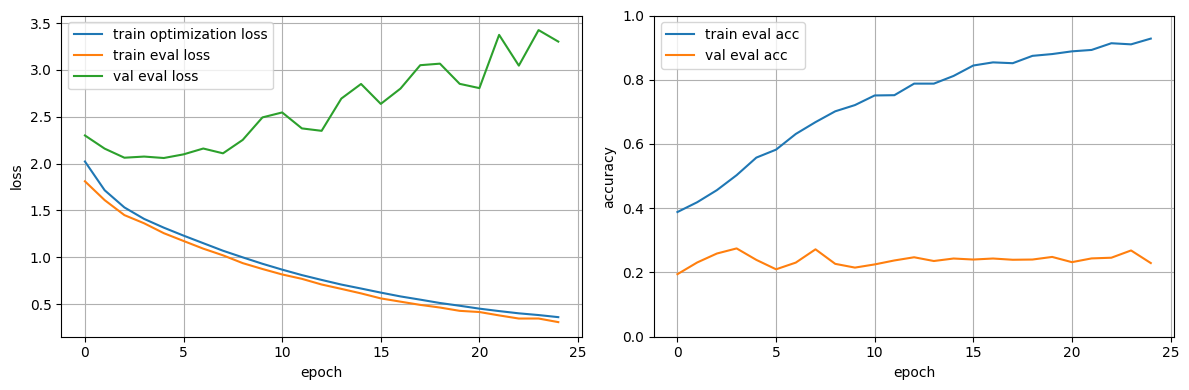
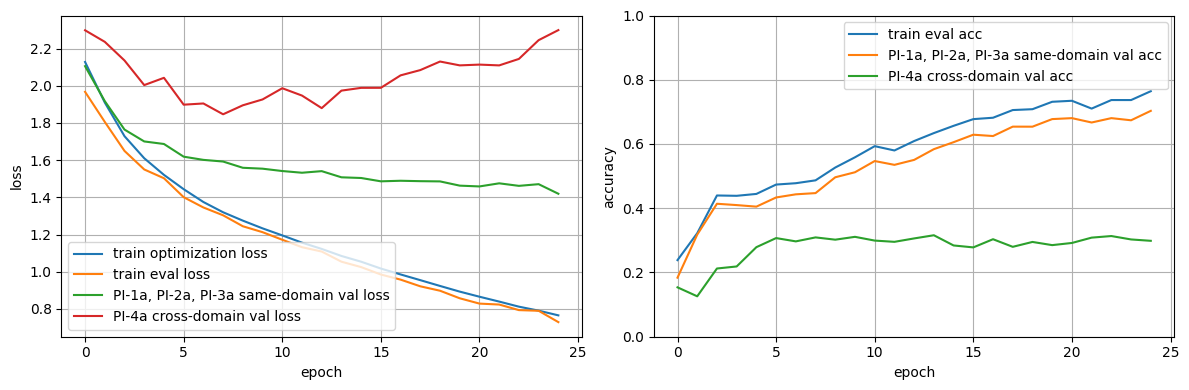
Unified diff of the notebook cell whose output changed from the first chart to the second:
--- before
+++ after
@@ -28,5 +28,6 @@
 
 train_dataset = DopplerWindowDataset(DOPPLER_DIR, split=(0, 0.6), scenarios=TRAIN_SCENARIOS, labels=PERSONS)
-val_dataset = DopplerWindowDataset(DOPPLER_DIR, split=(0.6, 0.8), scenarios=TEST_SCENARIOS, labels=PERSONS)
+source_val_dataset = DopplerWindowDataset(DOPPLER_DIR, split=(0.6, 0.8), scenarios=TRAIN_SCENARIOS, labels=PERSONS)
+target_val_dataset = DopplerWindowDataset(DOPPLER_DIR, split=(0.6, 0.8), scenarios=TEST_SCENARIOS, labels=PERSONS)
 
 # Materialize LazyLinear before optimizer creation
@@ -50,5 +51,9 @@
 
 train_dataloader = DataLoader(train_dataset, batch_size=32, shuffle=True)
-val_dataloader = DataLoader(val_dataset, batch_size=32, shuffle=False)
+source_val_dataloader = DataLoader(source_val_dataset, batch_size=32, shuffle=False)
+target_val_dataloader = DataLoader(target_val_dataset, batch_size=32, shuffle=False)
+
+source_name = ", ".join(TRAIN_SCENARIOS)
+target_name = ", ".join(TEST_SCENARIOS)
 
 best_val_acc = 0.0
@@ -59,7 +64,9 @@
     "train_optimization_loss": [],
     "train_eval_loss": [],
-    "val_eval_loss": [],
+    "source_val_loss": [],
+    "target_val_loss": [],
     "train_eval_acc": [],
-    "val_eval_acc": [],
+    "source_val_acc": [],
+    "target_val_acc": [],
 }
 
@@ -70,5 +77,6 @@
     axes[0].plot(history["train_optimization_loss"], label="train optimization loss")
     axes[0].plot(history["train_eval_loss"], label="train eval loss")
-    axes[0].plot(history["val_eval_loss"], label="val eval loss")
+    axes[0].plot(history["source_val_loss"], label=f"{source_name} same-domain val loss")
+    axes[0].plot(history["target_val_loss"], label=f"{target_name} cross-domain val loss")
     axes[0].set_xlabel("epoch")
     axes[0].set_ylabel("loss")
@@ -77,5 +85,6 @@
 
     axes[1].plot(history["train_eval_acc"], label="train eval acc")
-    axes[1].plot(history["val_eval_acc"], label="val eval acc")
+    axes[1].plot(history["source_val_acc"], label=f"{source_name} same-domain val acc")
+    axes[1].plot(history["target_val_acc"], label=f"{target_name} cross-domain val acc")
     axes[1].set_xlabel("epoch")
     axes[1].set_ylabel("accuracy")
@@ -110,15 +119,18 @@
 
     train_metrics = eval_with_fusion(model, train_dataloader, loss, FUSION_TYPE, device)
-    val_metrics = eval_with_fusion(model, val_dataloader, loss, FUSION_TYPE, device)
+    source_val_metrics = eval_with_fusion(model, source_val_dataloader, loss, FUSION_TYPE, device)
+    target_val_metrics = eval_with_fusion(model, target_val_dataloader, loss, FUSION_TYPE, device)
 
     history["train_optimization_loss"].append(train_optimization_loss)
     history["train_eval_loss"].append(train_metrics["loss"])
-    history["val_eval_loss"].append(val_metrics["loss"])
+    history["source_val_loss"].append(source_val_metrics["loss"])
+    history["target_val_loss"].append(target_val_metrics["loss"])
 
     history["train_eval_acc"].append(train_metrics["acc"])
-    history["val_eval_acc"].append(val_metrics["acc"])
+    history["source_val_acc"].append(source_val_metrics["acc"])
+    history["target_val_acc"].append(target_val_metrics["acc"])
 
-    if val_metrics["acc"] > best_val_acc:
-        best_val_acc = val_metrics["acc"]
+    if target_val_metrics["acc"] > best_val_acc:
+        best_val_acc = target_val_metrics["acc"]
         best_epoch = epoch + 1
         best_state = copy.deepcopy(model.state_dict())
@@ -130,11 +142,14 @@
     plt.show()
 
-    print(
-        f"epoch: {epoch + 1:03d}\n"
-        f"  train_opt_loss  : {train_optimization_loss:.4f}\n"
-        f"  train_eval_loss : {train_metrics['loss']:.4f}\n"
-        f"  val_eval_loss   : {val_metrics['loss']:.4f}\n"
-        f"  train_acc       : {train_metrics['acc']:.4f}\n"
-        f"  val_acc         : {val_metrics['acc']:.4f}\n"
-        f"  best_val_acc    : {best_val_acc:.4f} @ epoch {best_epoch}"
-    )
+    def format_line(name, value):
+        return f"  {name:32}: {value:.4f}"
+
+    print(f"epoch: {epoch + 1:03d}")
+    print(format_line("train_opt_loss", train_optimization_loss))
+    print(format_line("train_eval_loss", train_metrics["loss"]))
+    print(format_line(f"{source_name} same-domain val loss", source_val_metrics["loss"]))
+    print(format_line(f"{target_name} cross-domain val loss", target_val_metrics["loss"]))
+    print(format_line("train_acc", train_metrics["acc"]))
+    print(format_line(f"{source_name} same-domain val acc", source_val_metrics["acc"]))
+    print(format_line(f"{target_name} cross-domain val acc", target_val_metrics["acc"]))
+    print(f"  {'best_target_val_acc':32}: {best_val_acc:.4f} @ epoch {best_epoch}")

Commit: Refactor code structure for improved readability and maintainability